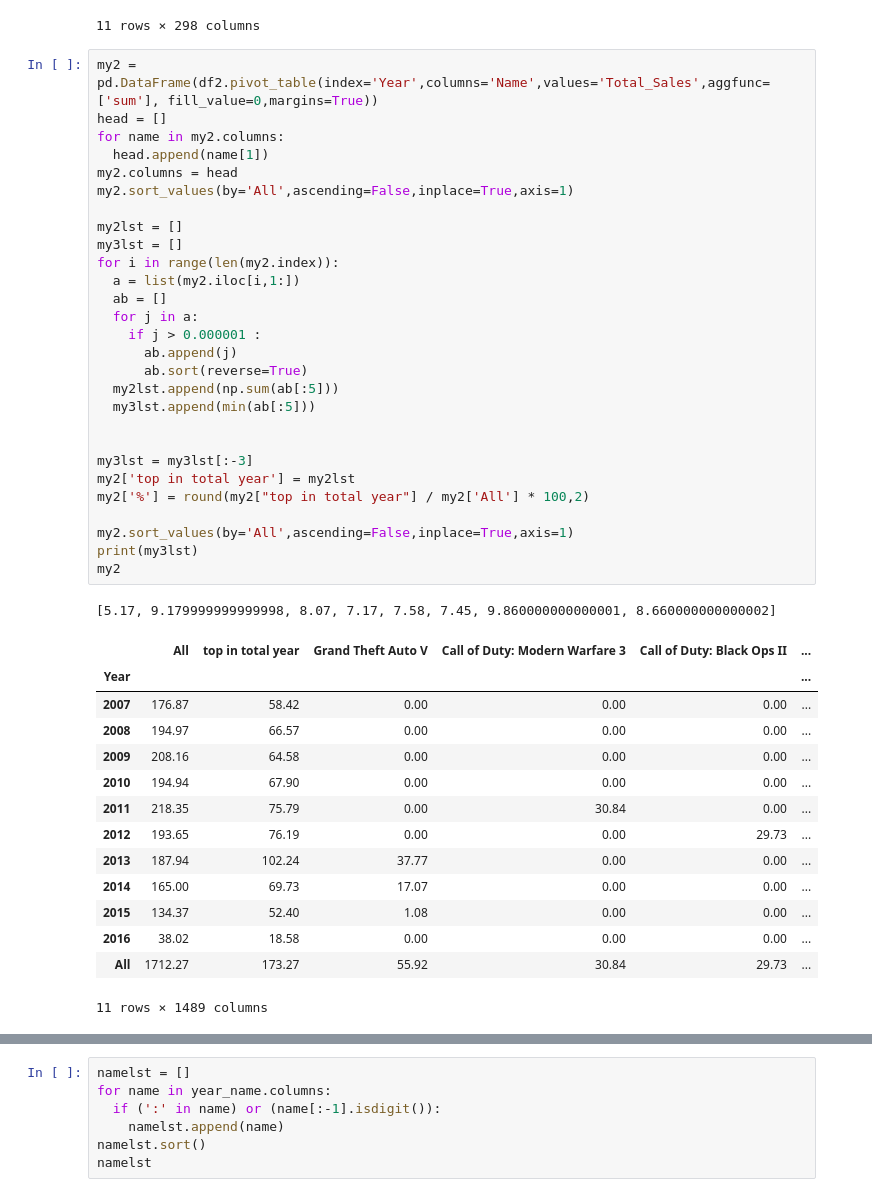
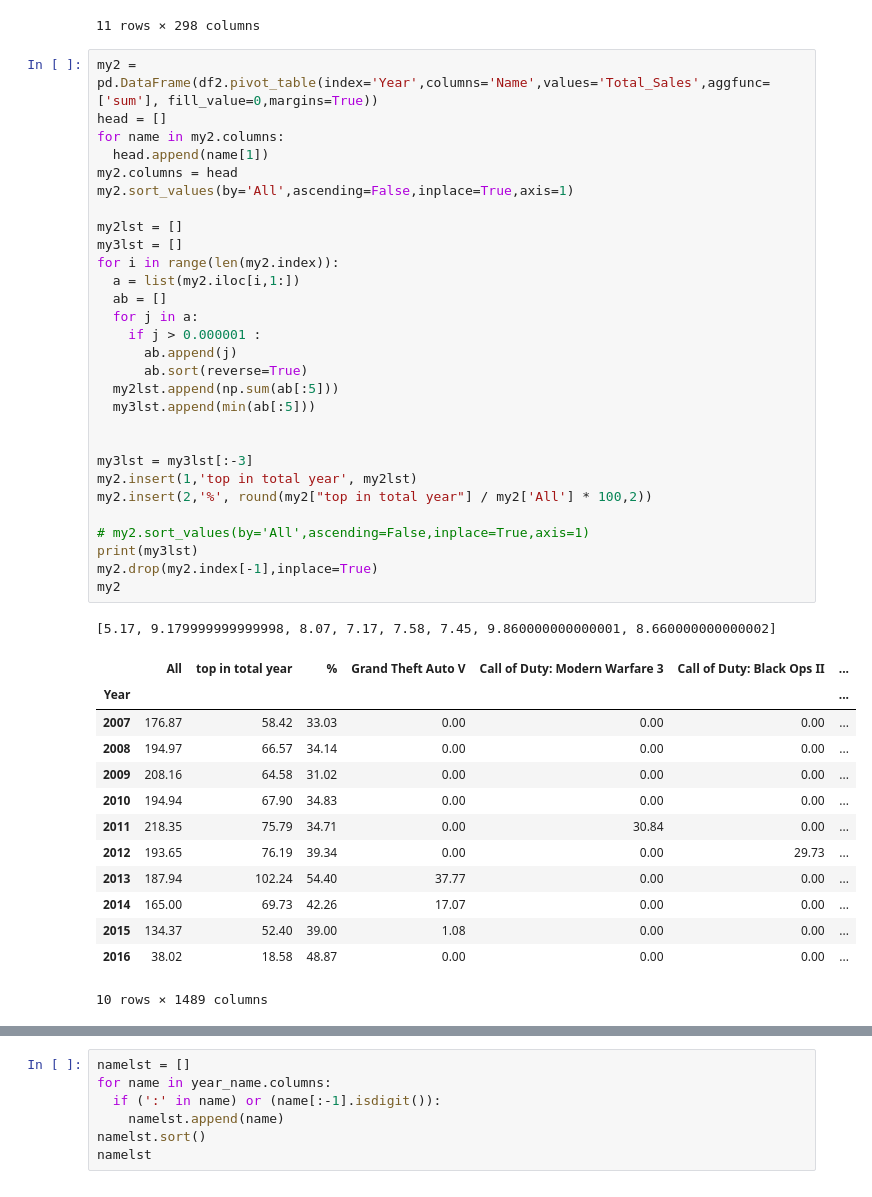
Before and after one commit to jiho-kang/Data_Analysis_Project, a Jupyter notebook: Video Game Sales/data_analysis_for_new_game_launching.ipynb, the cells around one changed output, grey strips where cells are left out. Drawn from its saved outputs; the diff is of its cells as text.

```diff
--- a/Video Game Sales/data_analysis_for_new_game_launching.ipynb
+++ b/Video Game Sales/data_analysis_for_new_game_launching.ipynb
@@ -789,47 +782,47 @@ my
 # %%
 my2 = pd.DataFrame(df2.pivot_table(index='Year',columns='Name',values='Total_Sales',aggfunc=['sum'], fill_value=0,margins=True))
 head = []
 for name in my2.columns:
   head.append(name[1])
 my2.columns = head
 my2.sort_values(by='All',ascending=False,inplace=True,axis=1)
 
 my2lst = []
 my3lst = []
 for i in range(len(my2.index)):
   a = list(my2.iloc[i,1:])
   ab = []
   for j in a:
     if j > 0.000001 :
       ab.append(j)
       ab.sort(reverse=True)
   my2lst.append(np.sum(ab[:5]))
   my3lst.append(min(ab[:5]))
 
 
 my3lst = my3lst[:-3]
-my2['top in total year'] = my2lst
-my2['%'] = round(my2["top in total year"] / my2['All'] * 100,2)
+my2.insert(1,'top in total year', my2lst)
+my2.insert(2,'%', round(my2["top in total year"] / my2['All'] * 100,2))
 
-my2.sort_values(by='All',ascending=False,inplace=True,axis=1)
+# my2.sort_values(by='All',ascending=False,inplace=True,axis=1)
 print(my3lst)
+my2.drop(my2.index[-1],inplace=True)
 my2
 # %% [output]
 [5.17, 9.179999999999998, 8.07, 7.17, 7.58, 7.45, 9.860000000000001, 8.660000000000002]
-|  | All | top in total year | Grand Theft Auto V | Call of Duty: Modern Warfare 3 | Call of Duty: Black Ops II | ... |
-| Year |  |  |  |  |  | ... |
-| 2007 | 176.87 | 58.42 | 0.00 | 0.00 | 0.00 | ... |
-| 2008 | 194.97 | 66.57 | 0.00 | 0.00 | 0.00 | ... |
-| 2009 | 208.16 | 64.58 | 0.00 | 0.00 | 0.00 | ... |
-| 2010 | 194.94 | 67.90 | 0.00 | 0.00 | 0.00 | ... |
-| 2011 | 218.35 | 75.79 | 0.00 | 30.84 | 0.00 | ... |
-| 2012 | 193.65 | 76.19 | 0.00 | 0.00 | 29.73 | ... |
-| 2013 | 187.94 | 102.24 | 37.77 | 0.00 | 0.00 | ... |
-| 2014 | 165.00 | 69.73 | 17.07 | 0.00 | 0.00 | ... |
-| 2015 | 134.37 | 52.40 | 1.08 | 0.00 | 0.00 | ... |
-| 2016 | 38.02 | 18.58 | 0.00 | 0.00 | 0.00 | ... |
-| All | 1712.27 | 173.27 | 55.92 | 30.84 | 29.73 | ... |
+|  | All | top in total year | % | Grand Theft Auto V | Call of Duty: Modern Warfare 3 | Call of Duty: Black Ops II | ... |
+| Year |  |  |  |  |  |  | ... |
+| 2007 | 176.87 | 58.42 | 33.03 | 0.00 | 0.00 | 0.00 | ... |
+| 2008 | 194.97 | 66.57 | 34.14 | 0.00 | 0.00 | 0.00 | ... |
+| 2009 | 208.16 | 64.58 | 31.02 | 0.00 | 0.00 | 0.00 | ... |
+| 2010 | 194.94 | 67.90 | 34.83 | 0.00 | 0.00 | 0.00 | ... |
+| 2011 | 218.35 | 75.79 | 34.71 | 0.00 | 30.84 | 0.00 | ... |
+| 2012 | 193.65 | 76.19 | 39.34 | 0.00 | 0.00 | 29.73 | ... |
+| 2013 | 187.94 | 102.24 | 54.40 | 37.77 | 0.00 | 0.00 | ... |
+| 2014 | 165.00 | 69.73 | 42.26 | 17.07 | 0.00 | 0.00 | ... |
+| 2015 | 134.37 | 52.40 | 39.00 | 1.08 | 0.00 | 0.00 | ... |
+| 2016 | 38.02 | 18.58 | 48.87 | 0.00 | 0.00 | 0.00 | ... |
-11 rows × 1489 columns
+10 rows × 1489 columns
 # %%
 # mynew2 = my2.copy()
 # mynew2 = mynew2.T
```
Also changed, not shown: parts of 5 cells of this notebook.
